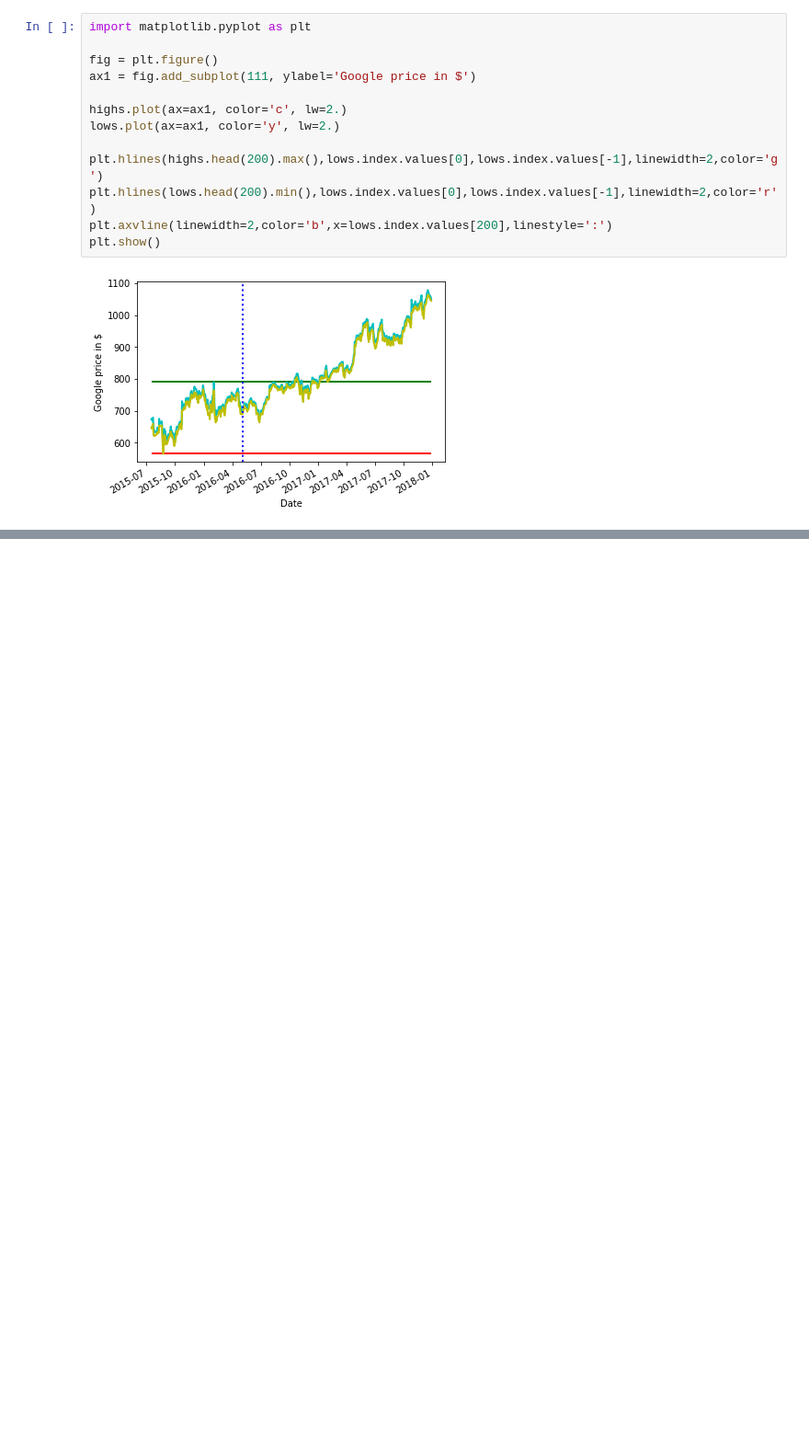
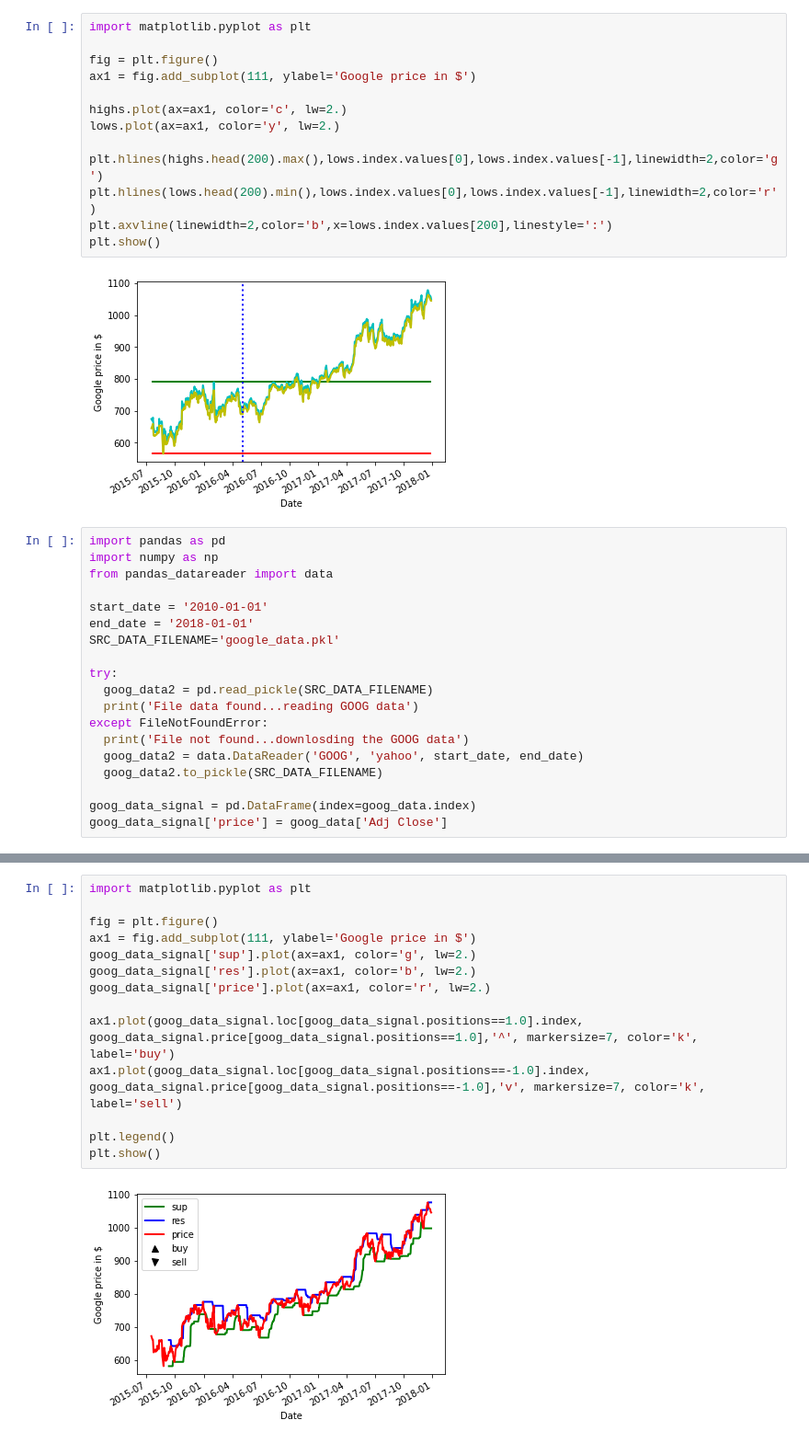
Before and after one commit to REICHIYAN/REI, a Jupyter notebook: AlgoTrade.ipynb, the cells around one changed output, grey strips where cells are left out. Shown at 92% size. Cells and saved outputs as stored; diff of their text form; blank space fills up the shorter version.

```diff
--- a/AlgoTrade.ipynb
+++ b/AlgoTrade.ipynb
@@ -140,3 +139,22 @@ plt.axvline(linewidth=2,color='b',x=lows.index.values[200],linestyle=':')
 plt.show()
 # %% [output]
 [figure]
+# %%
+import pandas as pd
+import numpy as np
+from pandas_datareader import data
+
+start_date = '2010-01-01'
+end_date = '2018-01-01'
+SRC_DATA_FILENAME='google_data.pkl'
+
+try:
+  goog_data2 = pd.read_pickle(SRC_DATA_FILENAME)
+  print('File data found...reading GOOG data')
+except FileNotFoundError:
+  print('File not found...downlosding the GOOG data')
+  goog_data2 = data.DataReader('GOOG', 'yahoo', start_date, end_date)
+  goog_data2.to_pickle(SRC_DATA_FILENAME)
+
+goog_data_signal = pd.DataFrame(index=goog_data.index)
+goog_data_signal['price'] = goog_data['Adj Close']
@@ -142,0 +205,16 @@ plt.show()
+# %%
+import matplotlib.pyplot as plt
+
+fig = plt.figure()
+ax1 = fig.add_subplot(111, ylabel='Google price in $')
+goog_data_signal['sup'].plot(ax=ax1, color='g', lw=2.)
+goog_data_signal['res'].plot(ax=ax1, color='b', lw=2.)
+goog_data_signal['price'].plot(ax=ax1, color='r', lw=2.)
+
+ax1.plot(goog_data_signal.loc[goog_data_signal.positions==1.0].index, goog_data_signal.price[goog_data_signal.positions==1.0],'^', markersize=7, color='k', label='buy')
+ax1.plot(goog_data_signal.loc[goog_data_signal.positions==-1.0].index, goog_data_signal.price[goog_data_signal.positions==-1.0],'v', markersize=7, color='k', label='sell')
+
+plt.legend()
+plt.show()
+# %% [output]
+[figure, added]
```
Also changed, not shown: parts of 3 cells of this notebook.
